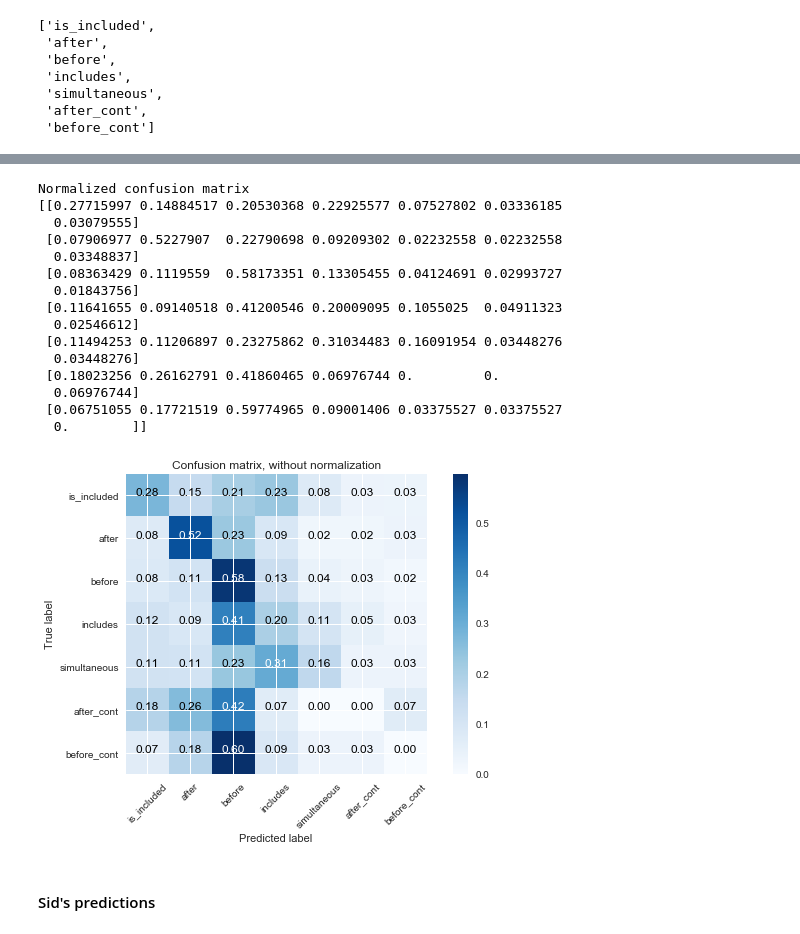
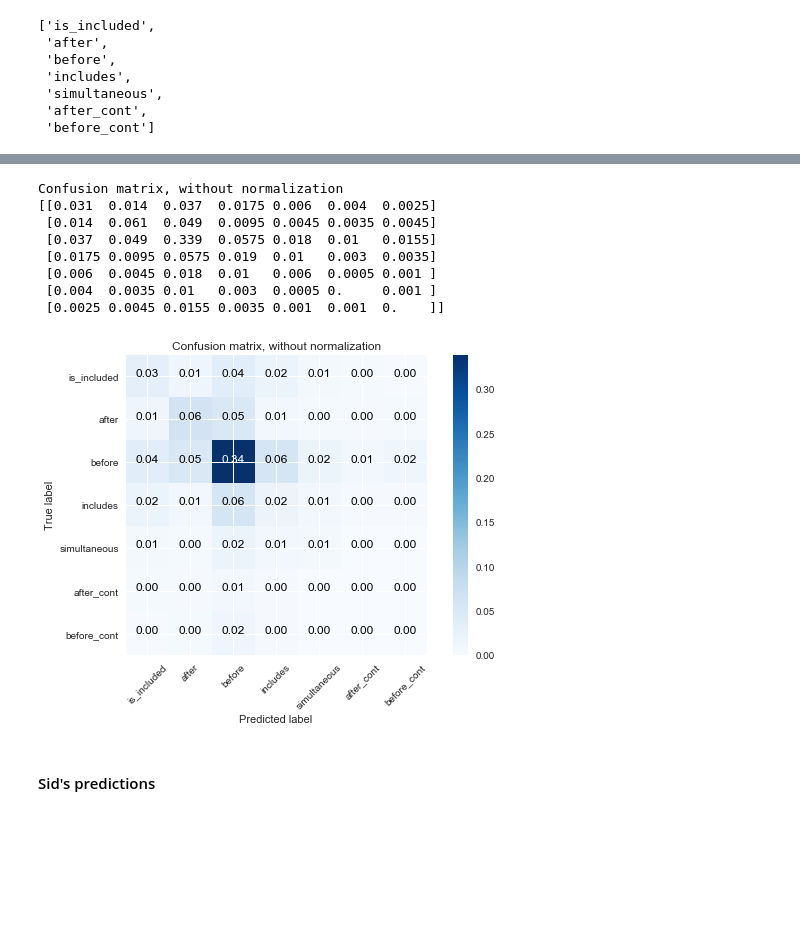
Before and after one commit to mdheller/factslab-protocols, a Jupyter notebook: Temporal_relations/testing_HIT/Inter_annotator_agreement_protocol2.ipynb, the cells around one changed output, grey strips where cells are left out. Saved outputs shown, nothing was run; the diff lists cells and outputs as text; code cells hidden in the pictures; blank space fills up the shorter version.

```diff
--- a/Temporal_relations/testing_HIT/Inter_annotator_agreement_protocol2.ipynb
+++ b/Temporal_relations/testing_HIT/Inter_annotator_agreement_protocol2.ipynb
@@ -400,13 +400,25 @@ def average_confusion_matrix(data, worker_id, key_var, check_var, time_tags):
         sum_a = np.sum(conf_matrix,axis=None)
         sum_rev = np.sum(conf_matrix_rev,axis=None)
 
-        conf_matrix = conf_matrix/sum_a
-        conf_matrix_rev = conf_matrix_rev/sum_rev
+        #conf_matrix = conf_matrix/sum_a
+        #conf_matrix_rev = conf_matrix_rev/sum_rev
 
         conf_list.append(conf_matrix)
         conf_rev_list.append(conf_matrix_rev)
 
 
     return conf_list, conf_rev_list
+
+def matprint(mat, fmt="g"):
+    '''
+    Pretty print a numpy matrix
+
+    Source: https://gist.github.com/braingineer/d801735dac07ff3ac4d746e1f218ab75
+    '''
+    col_maxes = [max([len(("{:"+fmt+"}").format(x)) for x in col]) for col in mat.T]
+    for x in mat:
+        for i, y in enumerate(x):
+            print(("{:"+str(col_maxes[i])+fmt+"}").format(y), end="  ")
+        print("")
 # %%
 conf_list, conf_rev_list = average_confusion_matrix(pilot_data, 'worker_id', 'sent_token', 'timeML_tag', time_tags)
@@ -423,3 +425,7 @@ def matprint(mat, fmt="g"):
 # %%
-sum_final = sum(conf_list)/len(conf_list)
-sum_rev_final = sum(conf_rev_list)/len(conf_rev_list)
+A = sum(conf_list) + sum(conf_list).T
+B = sum(conf_rev_list) + sum(conf_rev_list).T
+# %%
+A = A/np.sum(A, axis=None)
+B = B/np.sum(B, axis=None)
+matprint(A)
@@ -447,7 +461,7 @@ def plot_confusion_matrix(cm, classes,
     plt.xticks(tick_marks, classes, rotation=45)
     plt.yticks(tick_marks, classes)
 
-    fmt = '.2f' if normalize else '{0:f}'
+    fmt = '.2f' if normalize else '.2f'
     thresh = cm.max() / 2.
     for i, j in itertools.product(range(cm.shape[0]), range(cm.shape[1])):
         plt.text(j, i, format(cm[i, j], fmt),
@@ -484,27 +491,20 @@ Normalized confusion matrix
 # %%
 # Plot non-normalized confusion matrix
 plt.figure()
-plot_confusion_matrix(sum_rev_final, classes=time_tags, normalize=True,
+plot_confusion_matrix(B, classes=time_tags, normalize=False,
                       title='Confusion matrix, without normalization')
 
 plt.show()
 # %% [output]
-Normalized confusion matrix
-[[0.27715997 0.14884517 0.20530368 0.22925577 0.07527802 0.03336185
-  0.03079555]
- [0.07906977 0.5227907  0.22790698 0.09209302 0.02232558 0.02232558
-  0.03348837]
- [0.08363429 0.1119559  0.58173351 0.13305455 0.04124691 0.02993727
-  0.01843756]
- [0.11641655 0.09140518 0.41200546 0.20009095 0.1055025  0.04911323
-  0.02546612]
- [0.11494253 0.11206897 0.23275862 0.31034483 0.16091954 0.03448276
-  0.03448276]
- [0.18023256 0.26162791 0.41860465 0.06976744 0.         0.
-  0.06976744]
- [0.06751055 0.17721519 0.59774965 0.09001406 0.03375527 0.03375527
-  0.        ]]
+Confusion matrix, without normalization
+[[0.031  0.014  0.037  0.0175 0.006  0.004  0.0025]
+ [0.014  0.061  0.049  0.0095 0.0045 0.0035 0.0045]
+ [0.037  0.049  0.339  0.0575 0.018  0.01   0.0155]
+ [0.0175 0.0095 0.0575 0.019  0.01   0.003  0.0035]
+ [0.006  0.0045 0.018  0.01   0.006  0.0005 0.001 ]
+ [0.004  0.0035 0.01   0.003  0.0005 0.     0.001 ]
+ [0.0025 0.0045 0.0155 0.0035 0.001  0.001  0.    ]]
-[figure, old version]
+[figure, new version]
 # %% [markdown]
 #### Sid's predictions
 # %%
```
Also changed, not shown: parts of 20 cells of this notebook.
